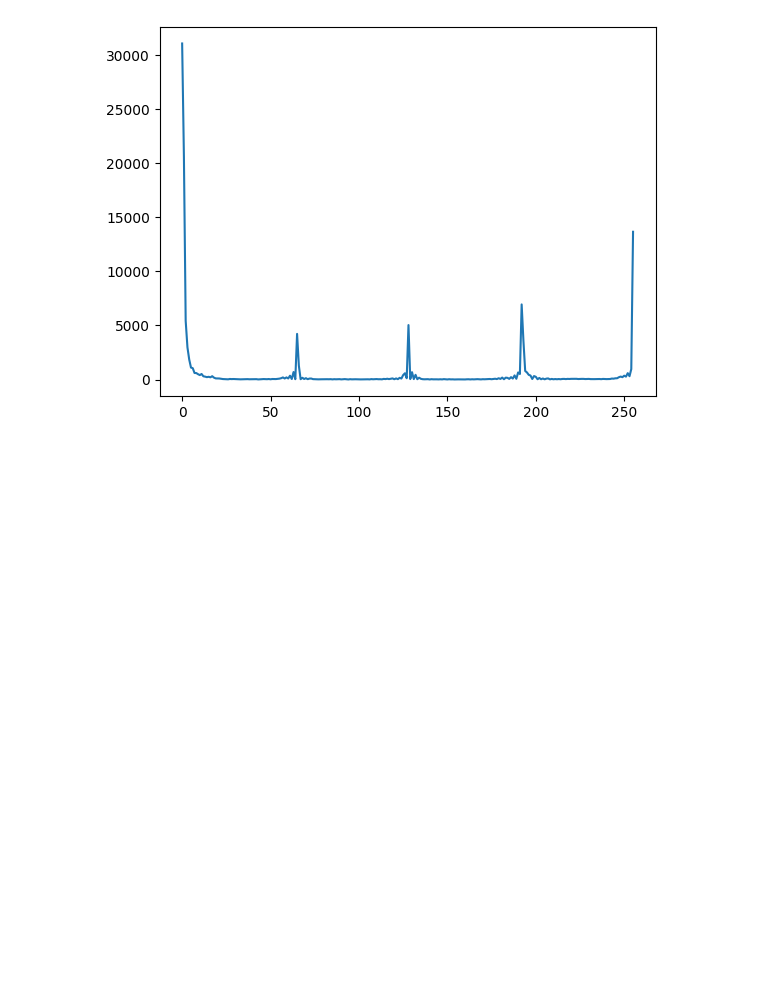
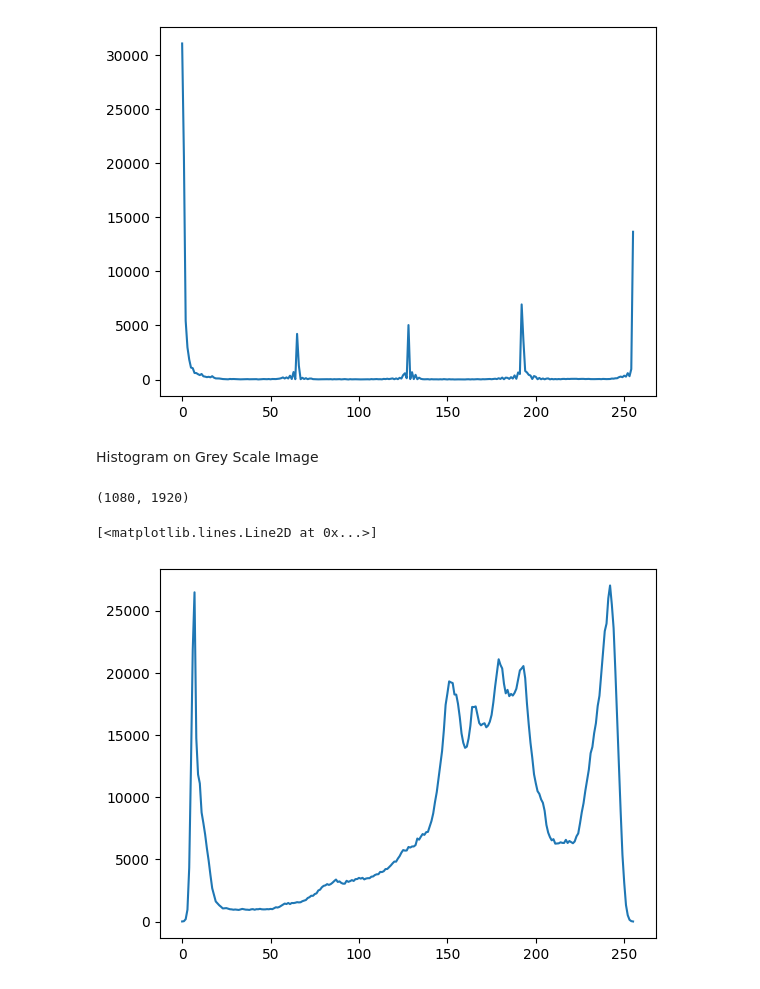
Before and after one commit to Yogesh17IITM/OpenCV-using-python, a Jupyter notebook: 12_Prog_Histograms.ipynb, the cells around one changed output. Saved outputs shown, nothing was run; the diff lists cells and outputs as text; code cells hidden in the pictures; blank space fills up the shorter version.

```diff
--- a/12_Prog_Histograms.ipynb
+++ b/12_Prog_Histograms.ipynb
@@ -95,3 +95,16 @@ plt.plot(hist_NO_mask_values_blue)
 # %% [output]
 [<matplotlib.lines.Line2D at 0x...>]
 [figure]
+# %% [markdown]
+Histogram on Grey Scale Image
+# %%
+puppy_grey = cv2.imread('Data/Puppy.jpg', 0) # read as grey scale
+puppy_grey.shape
+# %% [output]
+(1080, 1920)
+# %%
+hist_puppy = cv2.calcHist([puppy_grey],channels=[0], mask=None, histSize=[256], ranges=[0, 256])
+plt.plot(hist_puppy)
+# %% [output]
+[<matplotlib.lines.Line2D at 0x...>]
+[figure, added]
```
Also changed, not shown: parts of 5 cells of this notebook.
